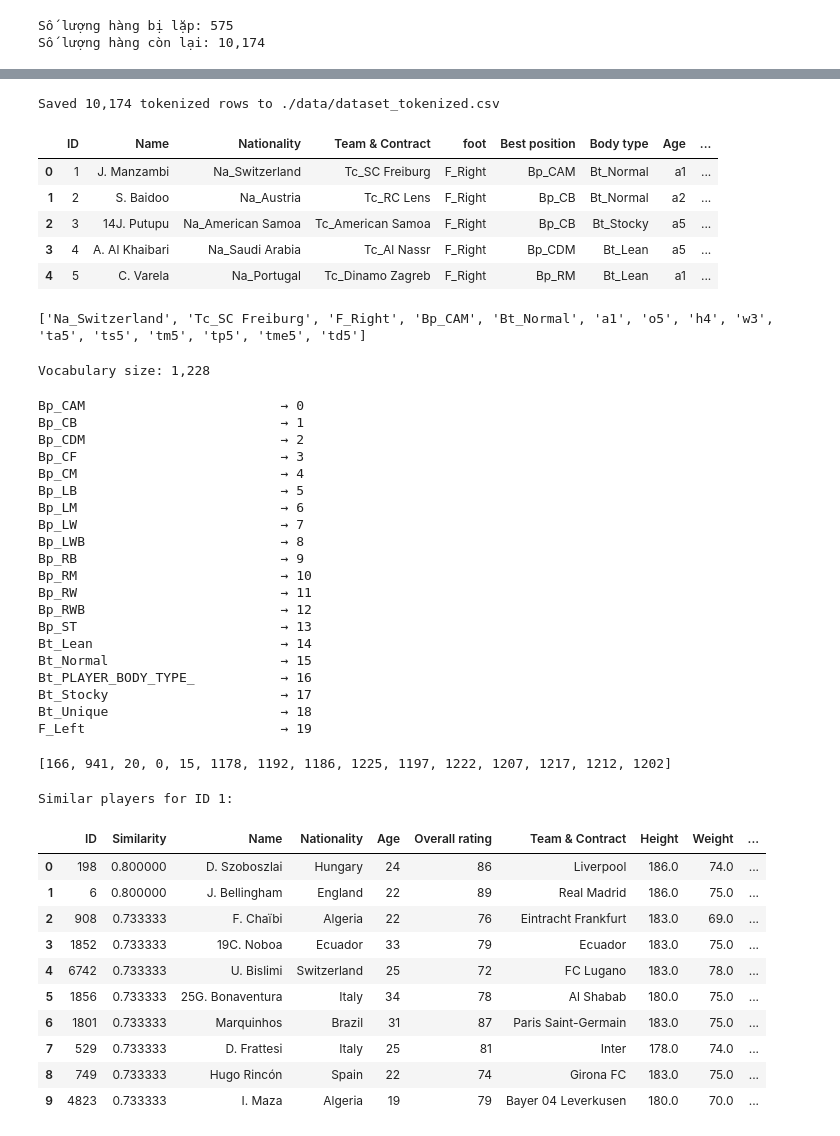
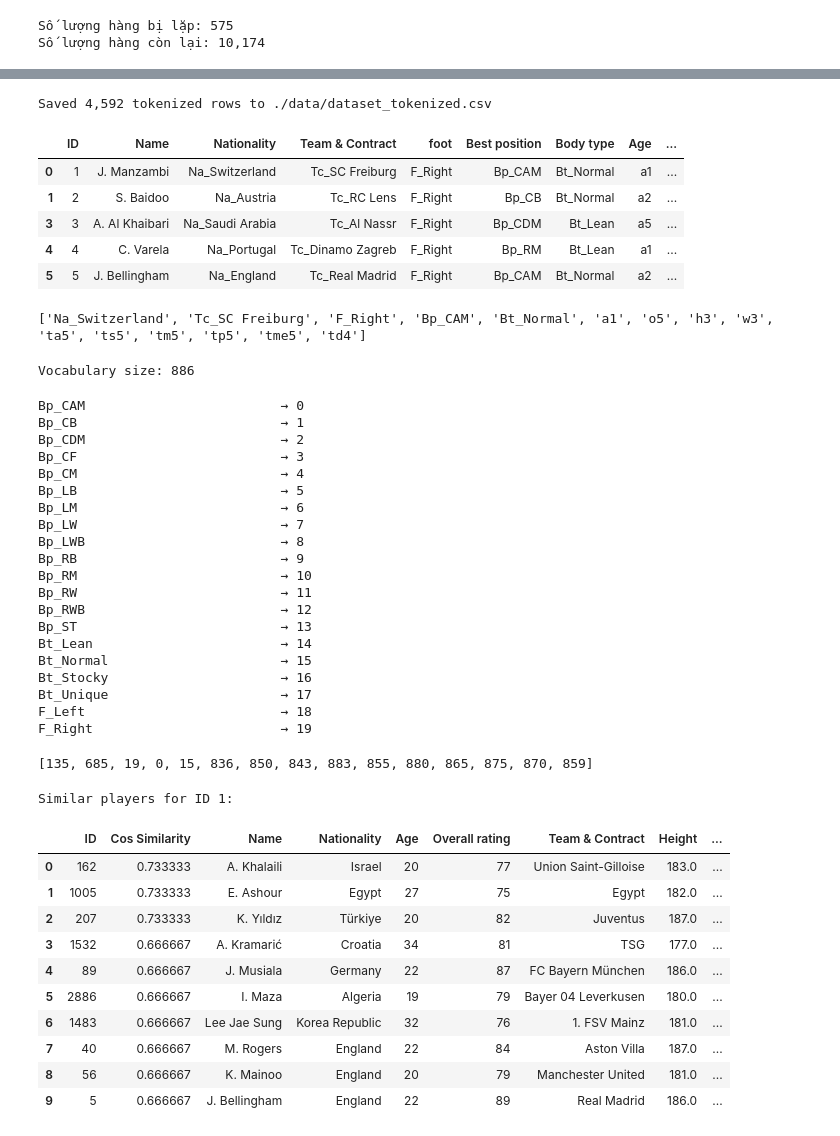
Before and after one commit to Cahoii/playerSimilarity_LDM, a Jupyter notebook: main.ipynb, the cells around one changed output, grey strips where cells are left out. Drawn from its saved outputs; the diff is of its cells as text; code cells hidden in the pictures.

```diff
--- a/main.ipynb
+++ b/main.ipynb
@@ -81,3 +82,11 @@ else:
 # %% [output]
 Số lượng hàng bị lặp: 575
 Số lượng hàng còn lại: 10,174
+# %%
+# Lọc bỏ các cầu thủ có chứa chữ số trong tên (ví dụ: "14J. Putupu")
+rows_before_name_filter = len(df)
+
+df = df[~df["Name"].str.contains(r"\d", na=False)].copy()
+
+print(f"Removed {rows_before_name_filter - len(df):,} players with numbers in their name.")
+print(f"Remaining players: {len(df):,}")
@@ -312,13 +333,13 @@ tokenized_df.to_csv(
 print(f"Saved {len(tokenized_df):,} tokenized rows to {tokenized_output_path}")
 tokenized_df.head()
 # %% [output]
-Saved 10,174 tokenized rows to ./data/dataset_tokenized.csv
+Saved 4,592 tokenized rows to ./data/dataset_tokenized.csv
 |  | ID | Name | Nationality | Team & Contract | foot | Best position | Body type | Age | ... |
 | 0 | 1 | J. Manzambi | Na_Switzerland | Tc_SC Freiburg | F_Right | Bp_CAM | Bt_Normal | a1 | ... |
 | 1 | 2 | S. Baidoo | Na_Austria | Tc_RC Lens | F_Right | Bp_CB | Bt_Normal | a2 | ... |
-| 2 | 3 | 14J. Putupu | Na_American Samoa | Tc_American Samoa | F_Right | Bp_CB | Bt_Stocky | a5 | ... |
-| 3 | 4 | A. Al Khaibari | Na_Saudi Arabia | Tc_Al Nassr | F_Right | Bp_CDM | Bt_Lean | a5 | ... |
-| 4 | 5 | C. Varela | Na_Portugal | Tc_Dinamo Zagreb | F_Right | Bp_RM | Bt_Lean | a1 | ... |
+| 3 | 3 | A. Al Khaibari | Na_Saudi Arabia | Tc_Al Nassr | F_Right | Bp_CDM | Bt_Lean | a5 | ... |
+| 4 | 4 | C. Varela | Na_Portugal | Tc_Dinamo Zagreb | F_Right | Bp_RM | Bt_Lean | a1 | ... |
+| 5 | 5 | J. Bellingham | Na_England | Tc_Real Madrid | F_Right | Bp_CAM | Bt_Normal | a2 | ... |
 # %%
 # Create a bag of tokens for each player.
 # ID and Name are kept as identifiers but excluded from training.
@@ -348,7 +369,7 @@ player_bags = tokenized_df[training_columns].apply(
 
 print(player_bags.iloc[0])
 # %% [output]
-['Na_Switzerland', 'Tc_SC Freiburg', 'F_Right', 'Bp_CAM', 'Bt_Normal', 'a1', 'o5', 'h4', 'w3', 'ta5', 'ts5', 'tm5', 'tp5', 'tme5', 'td5']
+['Na_Switzerland', 'Tc_SC Freiburg', 'F_Right', 'Bp_CAM', 'Bt_Normal', 'a1', 'o5', 'h3', 'w3', 'ta5', 'ts5', 'tm5', 'tp5', 'tme5', 'td4']
 # %%
 from collections import Counter
 
@@ -371,7 +392,7 @@ id_to_token = {
 
 print(f"Vocabulary size: {len(vocabulary):,}")
 # %% [output]
-Vocabulary size: 1,228
+Vocabulary size: 886
 # %%
 for token, token_id in list(token_to_id.items())[:20]:
     print(f"{token:<30} → {token_id}")
@@ -392,10 +413,10 @@ Bp_RWB                         → 12
 Bp_ST                          → 13
 Bt_Lean                        → 14
 Bt_Normal                      → 15
-Bt_PLAYER_BODY_TYPE_           → 16
-Bt_Stocky                      → 17
-Bt_Unique                      → 18
-F_Left                         → 19
+Bt_Stocky                      → 16
+Bt_Unique                      → 17
+F_Left                         → 18
+F_Right                        → 19
 # %%
 encoded_player_bags = player_bags.apply(
     lambda bag: [
@@ -406,7 +427,7 @@ encoded_player_bags = player_bags.apply(
 
 print(encoded_player_bags.iloc[0])
 # %% [output]
-[166, 941, 20, 0, 15, 1178, 1192, 1186, 1225, 1197, 1222, 1207, 1217, 1212, 1202]
+[135, 685, 19, 0, 15, 836, 850, 843, 883, 855, 880, 865, 875, 870, 859]
 # %%
 import numpy as np
 from sklearn.metrics.pairwise import cosine_similarity
@@ -421,45 +442,45 @@ def bag_to_vector(bag, vocab_size):
         vec[token_id] += 1
     return vec
 
 player_embeddings = np.array([bag_to_vector(bag, vocab_size) for bag in encoded_player_bags])
 
 def find_similar_players(player_id, top_n=10):
     matching_rows = df.index[df["ID"].eq(player_id)].tolist()
     if not matching_rows:
         raise ValueError(f"Player ID {player_id} was not found.")
 
     player_index = matching_rows[0]
     similarity_scores = cosine_similarity(
         player_embeddings[player_index:player_index + 1],
         player_embeddings,
     ).ravel()
     similar_indices = similarity_scores.argsort()[::-1]
     similar_indices = [
         index for index in similar_indices if index != player_index
     ][:top_n]
 
     # Return the complete non-tokenized player records with the similarity score.
     result = df.iloc[similar_indices].copy()
-    result.insert(1, "Similarity", similarity_scores[similar_indices])
+    result.insert(1, "Cos Similarity", similarity_scores[similar_indices])
     return result.reset_index(drop=True)
 
 
 query_id = int(df.iloc[0]["ID"])
 print(f"Similar players for ID {query_id}:")
 find_similar_players(query_id, top_n=10)
 # %% [output]
 Similar players for ID 1:
-|  | ID | Similarity | Name | Nationality | Age | Overall rating | Team & Contract | Height | Weight | ... |
-| 0 | 198 | 0.800000 | D. Szoboszlai | Hungary | 24 | 86 | Liverpool | 186.0 | 74.0 | ... |
-| 1 | 6 | 0.800000 | J. Bellingham | England | 22 | 89 | Real Madrid | 186.0 | 75.0 | ... |
-| 2 | 908 | 0.733333 | F. Chaïbi | Algeria | 22 | 76 | Eintracht Frankfurt | 183.0 | 69.0 | ... |
-| 3 | 1852 | 0.733333 | 19C. Noboa | Ecuador | 33 | 79 | Ecuador | 183.0 | 75.0 | ... |
-| 4 | 6742 | 0.733333 | U. Bislimi | Switzerland | 25 | 72 | FC Lugano | 183.0 | 78.0 | ... |
-| 5 | 1856 | 0.733333 | 25G. Bonaventura | Italy | 34 | 78 | Al Shabab | 180.0 | 75.0 | ... |
-| 6 | 1801 | 0.733333 | Marquinhos | Brazil | 31 | 87 | Paris Saint-Germain | 183.0 | 75.0 | ... |
-| 7 | 529 | 0.733333 | D. Frattesi | Italy | 25 | 81 | Inter | 178.0 | 74.0 | ... |
-| 8 | 749 | 0.733333 | Hugo Rincón | Spain | 22 | 74 | Girona FC | 183.0 | 75.0 | ... |
-| 9 | 4823 | 0.733333 | I. Maza | Algeria | 19 | 79 | Bayer 04 Leverkusen | 180.0 | 70.0 | ... |
+|  | ID | Cos Similarity | Name | Nationality | Age | Overall rating | Team & Contract | Height | ... |
+| 0 | 162 | 0.733333 | A. Khalaili | Israel | 20 | 77 | Union Saint-Gilloise | 183.0 | ... |
+| 1 | 1005 | 0.733333 | E. Ashour | Egypt | 27 | 75 | Egypt | 182.0 | ... |
+| 2 | 207 | 0.733333 | K. Yıldız | Türkiye | 20 | 82 | Juventus | 187.0 | ... |
+| 3 | 1532 | 0.666667 | A. Kramarić | Croatia | 34 | 81 | TSG | 177.0 | ... |
+| 4 | 89 | 0.666667 | J. Musiala | Germany | 22 | 87 | FC Bayern München | 186.0 | ... |
+| 5 | 2886 | 0.666667 | I. Maza | Algeria | 19 | 79 | Bayer 04 Leverkusen | 180.0 | ... |
+| 6 | 1483 | 0.666667 | Lee Jae Sung | Korea Republic | 32 | 76 | 1. FSV Mainz | 181.0 | ... |
+| 7 | 40 | 0.666667 | M. Rogers | England | 22 | 84 | Aston Villa | 187.0 | ... |
+| 8 | 56 | 0.666667 | K. Mainoo | England | 20 | 79 | Manchester United | 181.0 | ... |
+| 9 | 5 | 0.666667 | J. Bellingham | England | 22 | 89 | Real Madrid | 186.0 | ... |
 # %%
 # Store player embeddings in SQLite for SQL-based similarity queries.
 database_path = "./data/player_embeddings.db"
```
Also changed, not shown: parts of 11 cells of this notebook, 1 other file.
